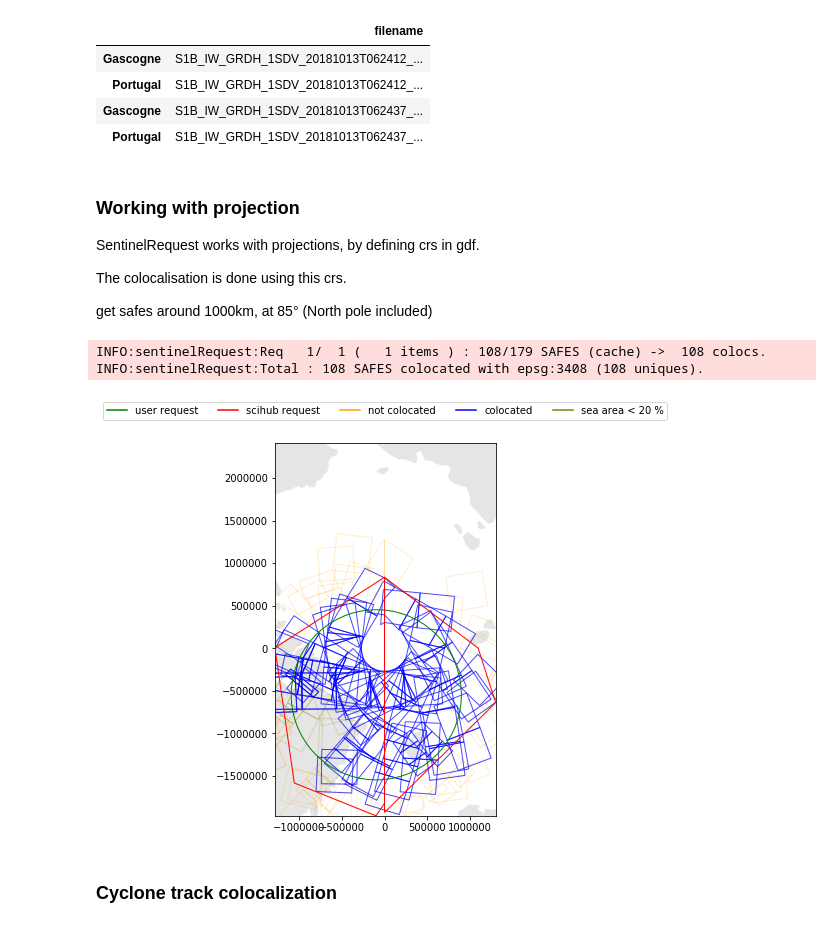
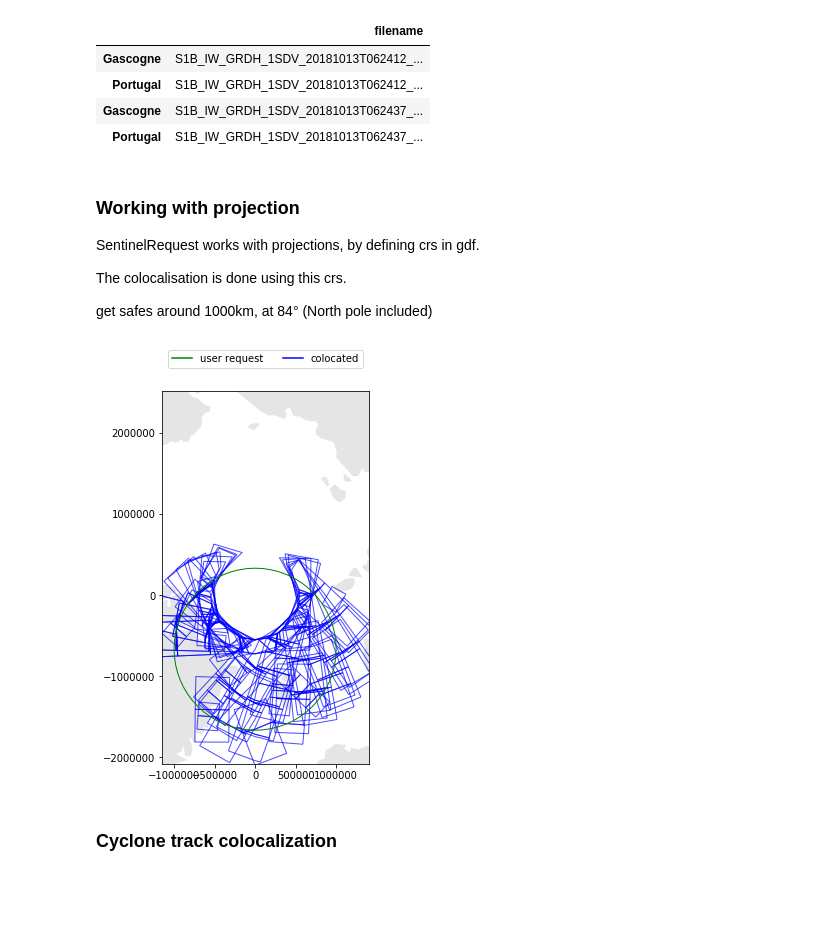
Before and after one commit to oarcher/sentinelrequest, a Jupyter notebook: README.ipynb, the cells around one changed output. Saved outputs shown, nothing was run; the diff lists cells and outputs as text; code cells hidden in the pictures; blank space fills up the shorter version.

Commit message:
progressbar, and do not show all internal requests on fig

```diff
--- a/README.ipynb
+++ b/README.ipynb
@@ -233,30 +229,28 @@ SentinelRequest works with projections, by defining crs in gdf.
 
 The colocalisation is done using this crs.
 
-get safes around 1000km, at 85° (North pole included)
+get safes around 1000km, at 84° (North pole included)
 # %%
 gdf = gpd.GeoDataFrame({
-        "beginposition" : [ datetime.datetime(2018,10,2,0) ],
-        "endposition"   : [ datetime.datetime(2018,10,4,0)],
-        "geometry"      : [ wkt.loads("POINT (-10 85)")]
+        "beginposition" : [ datetime.datetime(2019,12,1,0) ],
+        "endposition"   : [ datetime.datetime(2019,12,4,0)],
+        "geometry"      : [ wkt.loads("POINT (0 84)")]
     },index=["Artic"], crs={'init' : 'epsg:4326'})
 
 
 # to polar projection (units in meters)
 gdf.to_crs({'init': 'epsg:3408'}, inplace=True)
 gdf.loc["Artic","geometry"]=gdf.loc["Artic"].geometry.buffer(1000 * 1000)
 
 
 
 fig = plt.figure(figsize=(10,7))
 safes = sr.scihubQuery(
         gdf=gdf,
         min_sea_percent=20,
         fig=fig)
 # %% [output]
-INFO:sentinelRequest:Req   1/  1 (   1 items ) : 108/179 SAFES (cache) ->  108 colocs.
-INFO:sentinelRequest:Total : 108 SAFES colocated with epsg:3408 (108 uniques).
-[figure, old version]
+[figure, new version]
 # %% [markdown]
 ### Cyclone track colocalization
 # %%
```
Also changed, not shown: parts of 8 cells of this notebook, 2 other files.
